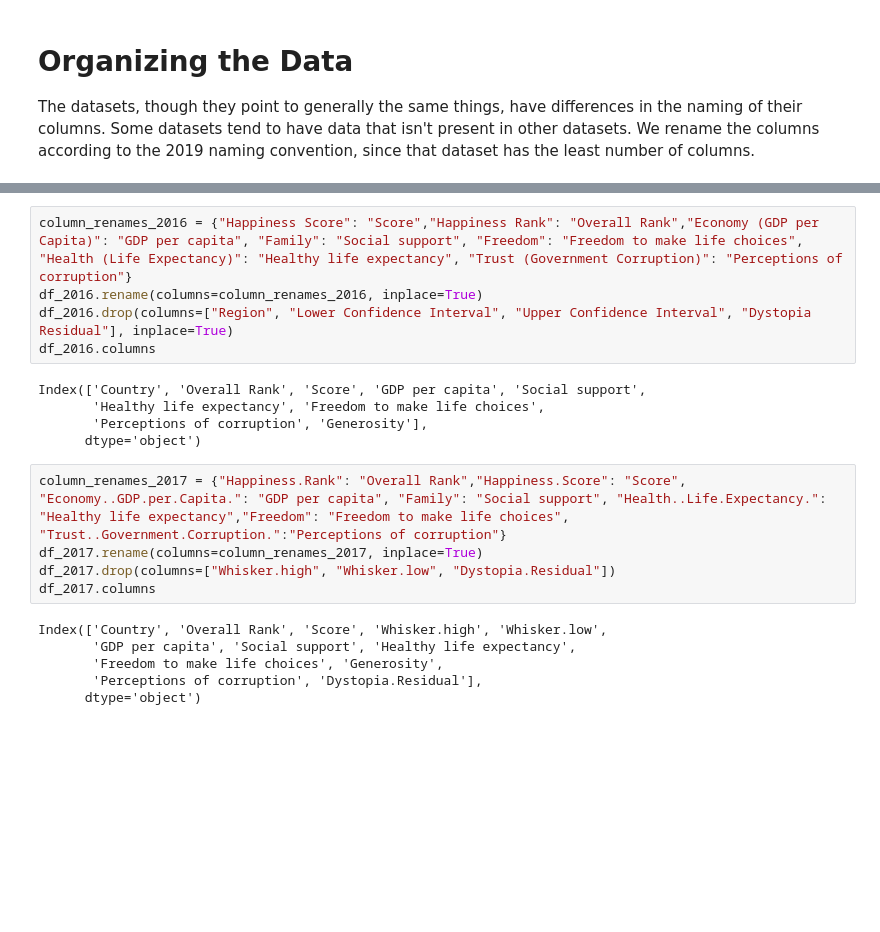
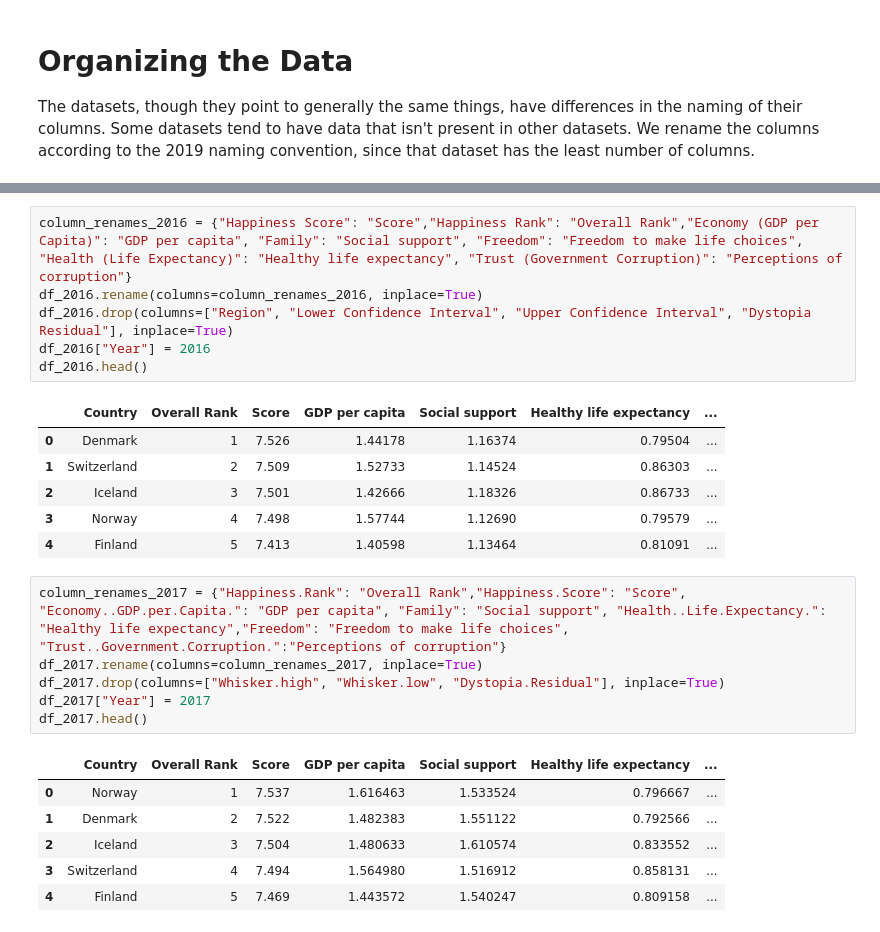
Before and after one commit to Matildasoric44/Country-and-Happiness-correlation-project, a Jupyter notebook: Project 1.ipynb, the cells around one changed output, grey strips where cells are left out. Drawn from its saved outputs; the diff is of its cells as text; blank space fills up the shorter version.

```diff
--- a/Project 1.ipynb
+++ b/Project 1.ipynb
@@ -48,21 +52,26 @@ df_2015.head()
 # %%
 column_renames_2016 = {"Happiness Score": "Score","Happiness Rank": "Overall Rank","Economy (GDP per Capita)": "GDP per capita", "Family": "Social support", "Freedom": "Freedom to make life choices", "Health (Life Expectancy)": "Healthy life expectancy", "Trust (Government Corruption)": "Perceptions of corruption"}
 df_2016.rename(columns=column_renames_2016, inplace=True)
 df_2016.drop(columns=["Region", "Lower Confidence Interval", "Upper Confidence Interval", "Dystopia Residual"], inplace=True)
-df_2016.columns
+df_2016["Year"] = 2016
+df_2016.head()
 # %% [output]
-Index(['Country', 'Overall Rank', 'Score', 'GDP per capita', 'Social support',
-       'Healthy life expectancy', 'Freedom to make life choices',
-       'Perceptions of corruption', 'Generosity'],
-      dtype='object')
+|  | Country | Overall Rank | Score | GDP per capita | Social support | Healthy life expectancy | ... |
+| 0 | Denmark | 1 | 7.526 | 1.44178 | 1.16374 | 0.79504 | ... |
+| 1 | Switzerland | 2 | 7.509 | 1.52733 | 1.14524 | 0.86303 | ... |
+| 2 | Iceland | 3 | 7.501 | 1.42666 | 1.18326 | 0.86733 | ... |
+| 3 | Norway | 4 | 7.498 | 1.57744 | 1.12690 | 0.79579 | ... |
+| 4 | Finland | 5 | 7.413 | 1.40598 | 1.13464 | 0.81091 | ... |
 # %%
 column_renames_2017 = {"Happiness.Rank": "Overall Rank","Happiness.Score": "Score", "Economy..GDP.per.Capita.": "GDP per capita", "Family": "Social support", "Health..Life.Expectancy.": "Healthy life expectancy","Freedom": "Freedom to make life choices", "Trust..Government.Corruption.":"Perceptions of corruption"}
 df_2017.rename(columns=column_renames_2017, inplace=True)
-df_2017.drop(columns=["Whisker.high", "Whisker.low", "Dystopia.Residual"])
-df_2017.columns
+df_2017.drop(columns=["Whisker.high", "Whisker.low", "Dystopia.Residual"], inplace=True)
+df_2017["Year"] = 2017
+df_2017.head()
 # %% [output]
-Index(['Country', 'Overall Rank', 'Score', 'Whisker.high', 'Whisker.low',
-       'GDP per capita', 'Social support', 'Healthy life expectancy',
-       'Freedom to make life choices', 'Generosity',
-       'Perceptions of corruption', 'Dystopia.Residual'],
-      dtype='object')
+|  | Country | Overall Rank | Score | GDP per capita | Social support | Healthy life expectancy | ... |
+| 0 | Norway | 1 | 7.537 | 1.616463 | 1.533524 | 0.796667 | ... |
+| 1 | Denmark | 2 | 7.522 | 1.482383 | 1.551122 | 0.792566 | ... |
+| 2 | Iceland | 3 | 7.504 | 1.480633 | 1.610574 | 0.833552 | ... |
+| 3 | Switzerland | 4 | 7.494 | 1.564980 | 1.516912 | 0.858131 | ... |
+| 4 | Finland | 5 | 7.469 | 1.443572 | 1.540247 | 0.809158 | ... |
```
Also changed, not shown: parts of 16 cells of this notebook, 1 other file.
